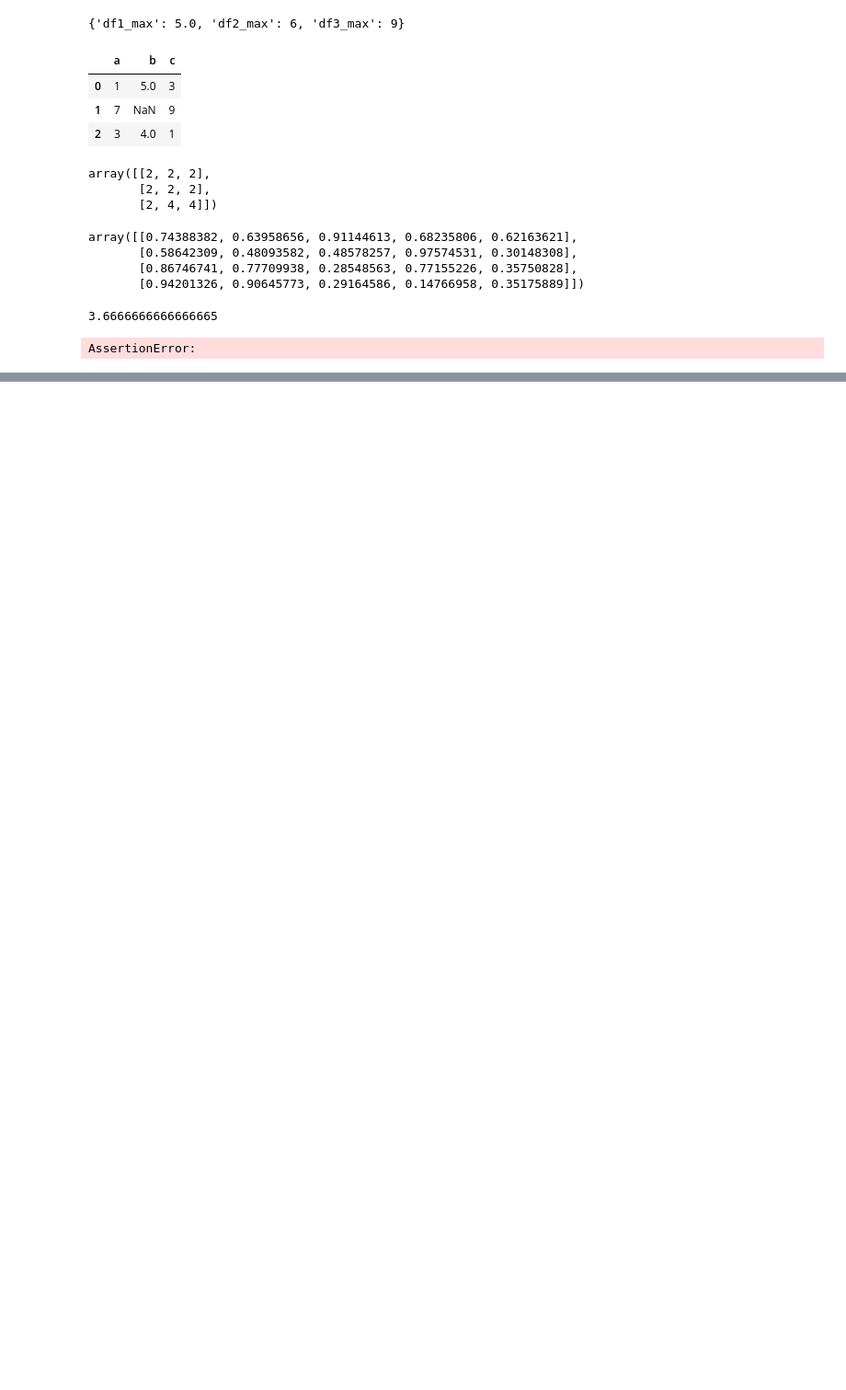
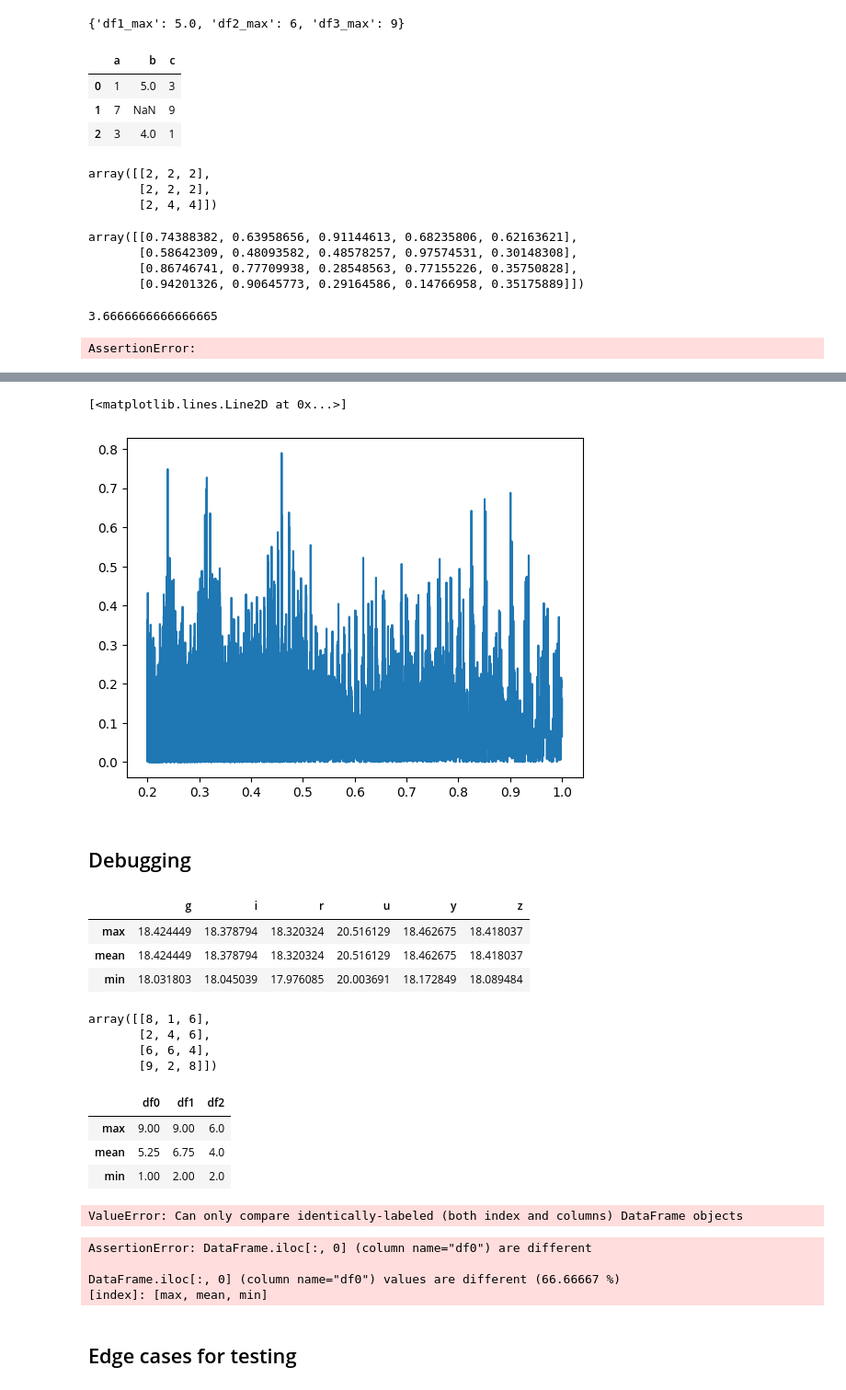
Before and after one commit to ShrRa/InterPython_Workshop_Example, a Jupyter notebook: test-development.ipynb, the cells around one changed output, grey strips where cells are left out. Shown: that part at 92% size. Saved outputs shown, nothing was run; the diff lists cells and outputs as text; code cells hidden in the pictures; blank space fills up the shorter version.

Commit message:
Add debugging examples

```diff
--- a/test-development.ipynb
+++ b/test-development.ipynb
@@ -195,0 +201,2 @@ AssertionError:
+# %%
+b = "g"
@@ -195,0 +207,14 @@ AssertionError:
+# %%
+col_time = "expMidptMJD"
+col_mag = "psfMag"
+col_band = "band"
+# %%
+min_period = 0.2 * u.day
+max_period = 1 * u.day
+
+min_freq_search = 1.0 / max_period
+max_freq_search = 1.0 / min_period
+# %%
+freq, power = LombScargle(
+    np.array(lc[b][col_time]) * u.day, np.array(lc[b][col_mag])
+).autopower(minimum_frequency=min_freq_search, maximum_frequency=max_freq_search)
@@ -195,0 +223,7 @@ AssertionError:
+# %%
+plt.plot(1 / freq, power)
+# %% [output]
+[<matplotlib.lines.Line2D at 0x...>]
+[figure, added]
+# %% [markdown]
+## Debugging
@@ -195,0 +242,7 @@ AssertionError:
+# %%
+calc_stats(lc, bands, mag_col)
+# %% [output]
+|  | g | i | r | u | y | z |
+| max | 18.424449 | 18.378794 | 18.320324 | 20.516129 | 18.462675 | 18.418037 |
+| mean | 18.424449 | 18.378794 | 18.320324 | 20.516129 | 18.462675 | 18.418037 |
+| min | 18.031803 | 18.045039 | 17.976085 | 20.003691 | 18.172849 | 18.089484 |
@@ -195,0 +251,8 @@ AssertionError:
+# %%
+size = (4, 3)
+np.random.randint(0, 10, size)
+# %% [output]
+array([[8, 1, 6],
+       [2, 4, 6],
+       [6, 6, 4],
+       [9, 2, 8]])
@@ -195,0 +281,23 @@ AssertionError:
+# %%
+test_output
+# %% [output]
+|  | df0 | df1 | df2 |
+| max | 9.00 | 9.00 | 6.0 |
+| mean | 5.25 | 6.75 | 4.0 |
+| min | 1.00 | 2.00 | 2.0 |
+# %%
+assert calc_stats(test_dict, test_dict.keys(), 'b') == test_output
+# %% [output]
+ValueError: Can only compare identically-labeled (both index and columns) DataFrame objects
+# %%
+pdt.assert_frame_equal(calc_stats(test_dict, test_dict.keys(), 'b'),
+                              test_output,
+                             check_exact=False,
+                             atol=0.01)
+# %% [output]
+AssertionError: DataFrame.iloc[:, 0] (column name="df0") are different
+
+DataFrame.iloc[:, 0] (column name="df0") values are different (66.66667 %)
+[index]: [max, mean, min]
+# %% [markdown]
+## Edge cases for testing
```
Also changed, not shown: parts of 27 cells of this notebook, 3 other files.
